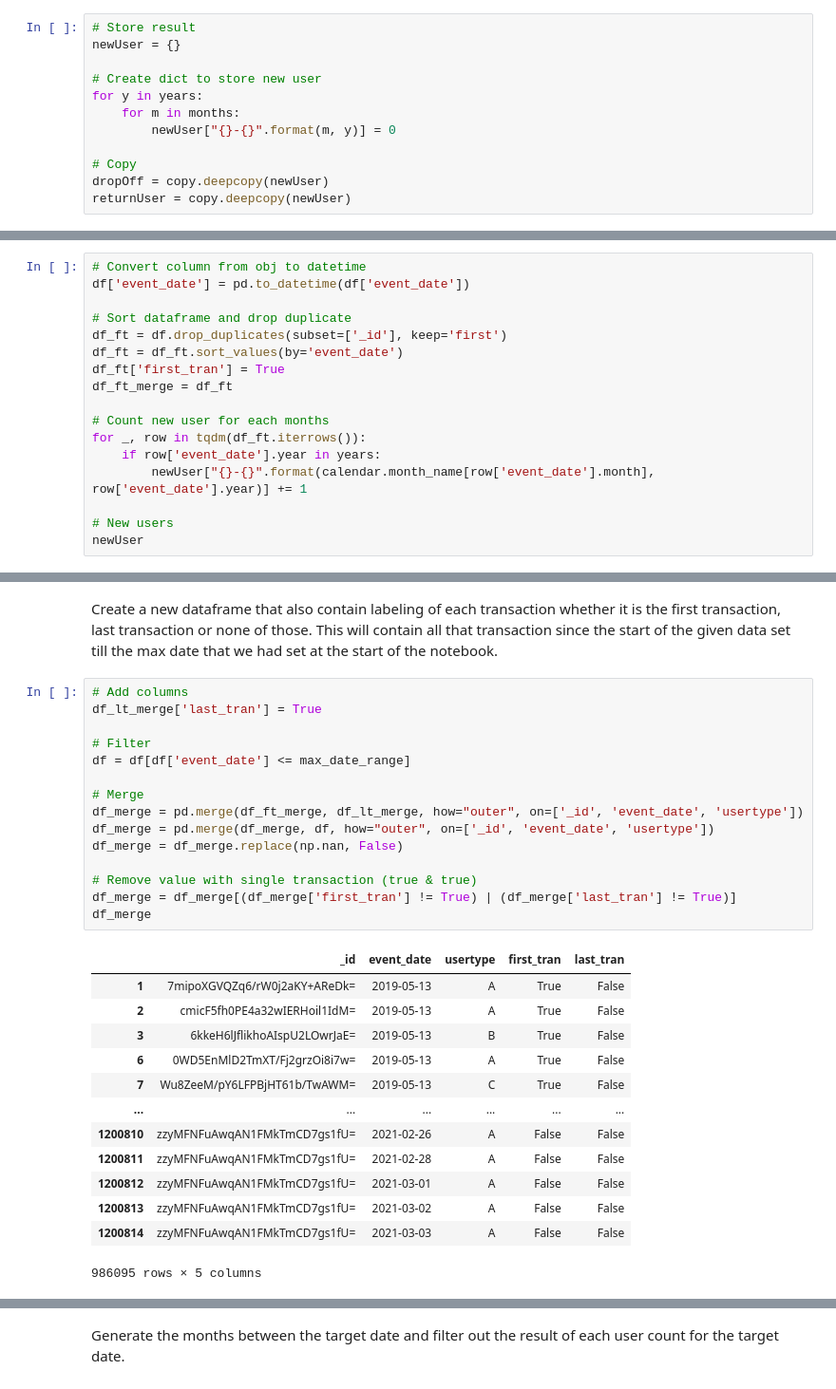
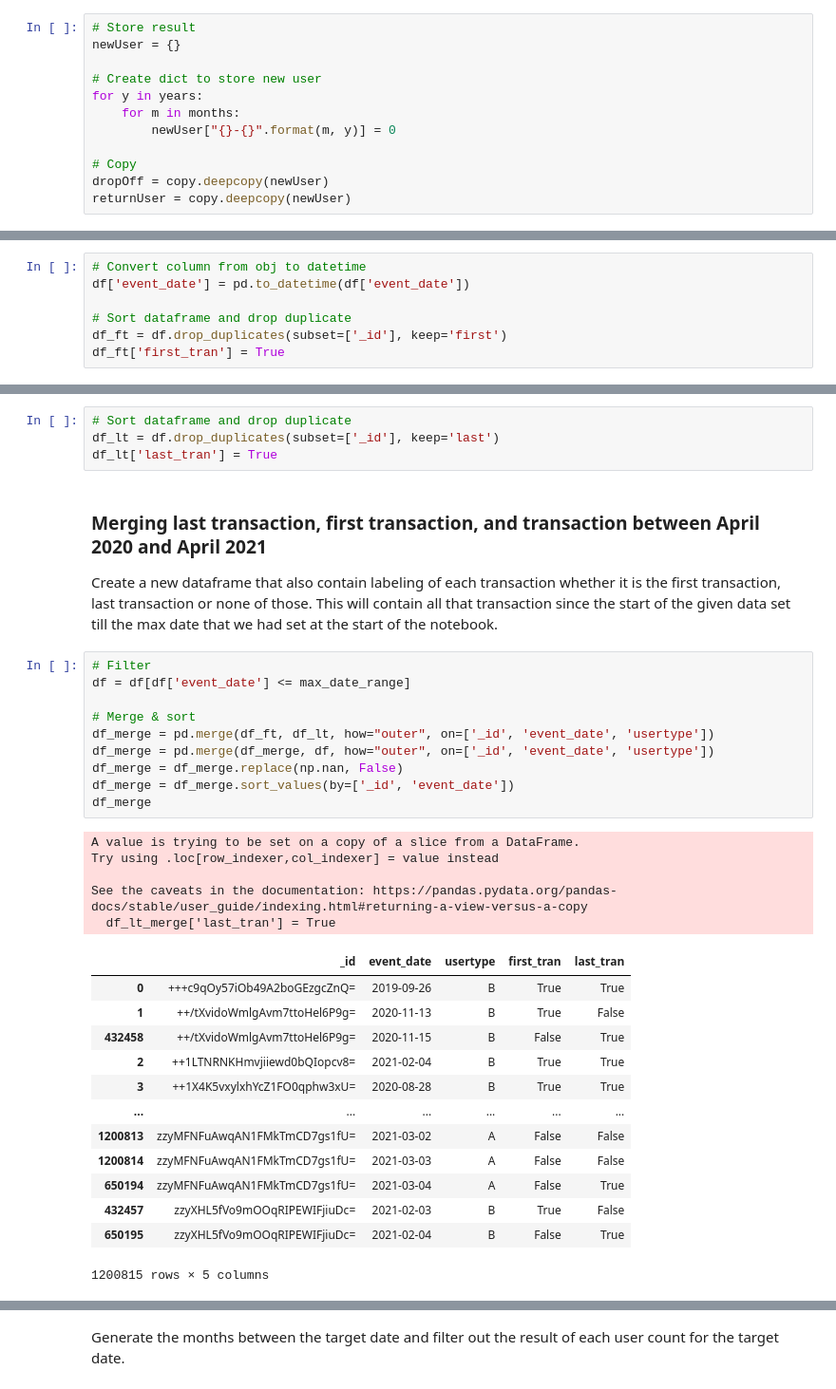
Before and after one commit to Solutionist/rentspree, a Jupyter notebook: rentspree.ipynb, the cells around one changed output, grey strips where cells are left out. Shown at 95% size. Cells and saved outputs as stored; diff of their text form.

```diff
--- a/rentspree.ipynb
+++ b/rentspree.ipynb
@@ -92,15 +92,5 @@ df['event_date'] = pd.to_datetime(df['event_date'])
 
 # Sort dataframe and drop duplicate
 df_ft = df.drop_duplicates(subset=['_id'], keep='first')
-df_ft = df_ft.sort_values(by='event_date')
 df_ft['first_tran'] = True
-df_ft_merge = df_ft
-
-# Count new user for each months
-for _, row in tqdm(df_ft.iterrows()):
-    if row['event_date'].year in years:
-        newUser["{}-{}".format(calendar.month_name[row['event_date'].month], row['event_date'].year)] += 1
-
-# New users
-newUser
 # %% [output]
@@ -161,37 +107,42 @@ dropOff
+# %%
+# Sort dataframe and drop duplicate
+df_lt = df.drop_duplicates(subset=['_id'], keep='last')
+df_lt['last_tran'] = True
 # %% [markdown]
+### Merging last transaction, first transaction, and transaction between April 2020 and April 2021
 Create a new dataframe that also contain labeling of each transaction
 whether it is the first transaction, last transaction or none of those.
 This will contain all that transaction since the start of the given data set
 till the max date that we had set at the start of the notebook.
 # %%
-# Add columns
-df_lt_merge['last_tran'] = True
-
 # Filter
 df = df[df['event_date'] <= max_date_range]
 
-# Merge
-df_merge = pd.merge(df_ft_merge, df_lt_merge, how="outer", on=['_id', 'event_date', 'usertype'])
+# Merge & sort
+df_merge = pd.merge(df_ft, df_lt, how="outer", on=['_id', 'event_date', 'usertype'])
 df_merge = pd.merge(df_merge, df, how="outer", on=['_id', 'event_date', 'usertype'])
 df_merge = df_merge.replace(np.nan, False)
-
-# Remove value with single transaction (true & true)
-df_merge = df_merge[(df_merge['first_tran'] != True) | (df_merge['last_tran'] != True)]
+df_merge = df_merge.sort_values(by=['_id', 'event_date'])
 df_merge
 # %% [output]
+A value is trying to be set on a copy of a slice from a DataFrame.
+Try using .loc[row_indexer,col_indexer] = value instead
+
+See the caveats in the documentation: https://pandas.pydata.org/pandas-docs/stable/user_guide/indexing.html#returning-a-view-versus-a-copy
+  df_lt_merge['last_tran'] = True
 |  | _id | event_date | usertype | first_tran | last_tran |
-| 1 | 7mipoXGVQZq6/rW0j2aKY+AReDk= | 2019-05-13 | A | True | False |
-| 2 | cmicF5fh0PE4a32wIERHoil1IdM= | 2019-05-13 | A | True | False |
-| 3 | 6kkeH6lJflikhoAIspU2LOwrJaE= | 2019-05-13 | B | True | False |
-| 6 | 0WD5EnMlD2TmXT/Fj2grzOi8i7w= | 2019-05-13 | A | True | False |
-| 7 | Wu8ZeeM/pY6LFPBjHT61b/TwAWM= | 2019-05-13 | C | True | False |
+| 0 | +++c9qOy57iOb49A2boGEzgcZnQ= | 2019-09-26 | B | True | True |
+| 1 | ++/tXvidoWmlgAvm7ttoHel6P9g= | 2020-11-13 | B | True | False |
+| 432458 | ++/tXvidoWmlgAvm7ttoHel6P9g= | 2020-11-15 | B | False | True |
+| 2 | ++1LTNRNKHmvjiiewd0bQIopcv8= | 2021-02-04 | B | True | True |
+| 3 | ++1X4K5vxylxhYcZ1FO0qphw3xU= | 2020-08-28 | B | True | True |
 | ... | ... | ... | ... | ... | ... |
-| 1200810 | zzyMFNFuAwqAN1FMkTmCD7gs1fU= | 2021-02-26 | A | False | False |
-| 1200811 | zzyMFNFuAwqAN1FMkTmCD7gs1fU= | 2021-02-28 | A | False | False |
-| 1200812 | zzyMFNFuAwqAN1FMkTmCD7gs1fU= | 2021-03-01 | A | False | False |
 | 1200813 | zzyMFNFuAwqAN1FMkTmCD7gs1fU= | 2021-03-02 | A | False | False |
 | 1200814 | zzyMFNFuAwqAN1FMkTmCD7gs1fU= | 2021-03-03 | A | False | False |
+| 650194 | zzyMFNFuAwqAN1FMkTmCD7gs1fU= | 2021-03-04 | A | False | True |
+| 432457 | zzyXHL5fVo9mOOqRIPEWIFjiuDc= | 2021-02-03 | B | True | False |
+| 650195 | zzyXHL5fVo9mOOqRIPEWIFjiuDc= | 2021-02-04 | B | False | True |
-986095 rows × 5 columns
+1200815 rows × 5 columns
 # %% [markdown]
 We can find the remained users by calculating the first transaction added the churn periods.
 If the next transaction made by the same ids occurred before the added churn date then they
```
Also changed, not shown: parts of 8 cells of this notebook, 1 other file.
